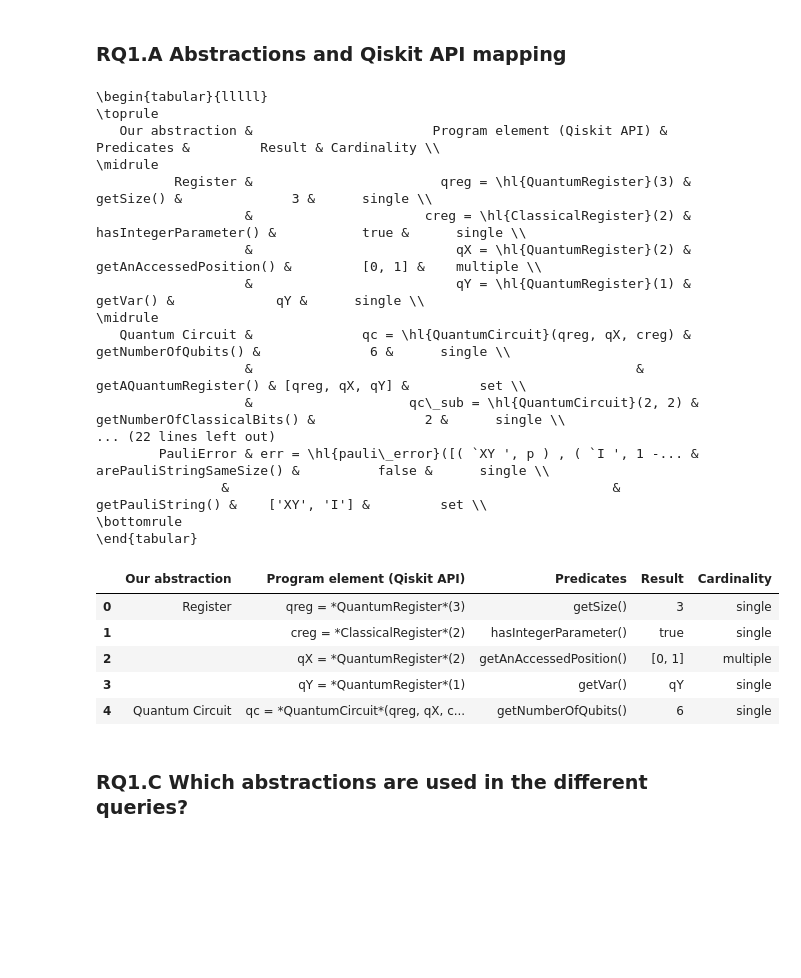
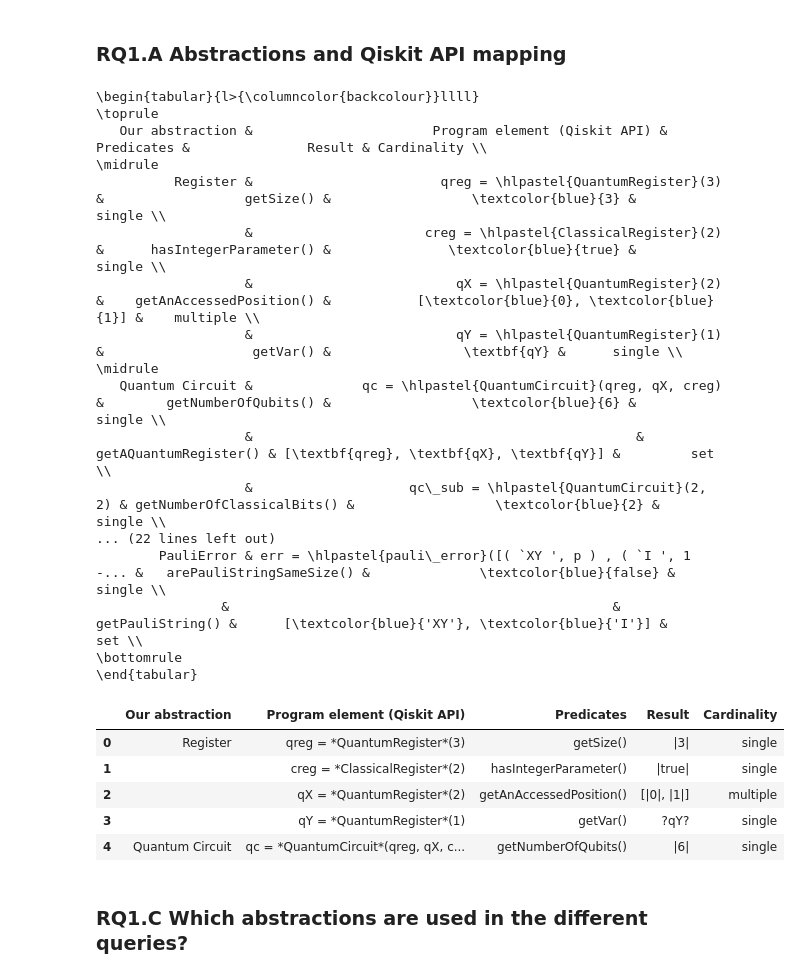
Before and after one commit to sola-st/LintQ, a Jupyter notebook: notebooks/08_Dataset_Stats.ipynb, the cells around one changed output. Drawn from its saved outputs; the diff is of its cells as text; code cells hidden in the pictures; blank space fills up the shorter version.

```diff
--- a/notebooks/08_Dataset_Stats.ipynb
+++ b/notebooks/08_Dataset_Stats.ipynb
@@ -212,53 +212,64 @@ import re
 
 PATH_MAPPING_TABLE_CSV = "mapping_table.csv"
 df = pd.read_csv(PATH_MAPPING_TABLE_CSV)
-latex_table = df.to_latex(index=False)
+latex_table = df.to_latex(
+    index=False,
+    column_format="l>{\columncolor{backcolour}}llll")
 # replace all NaN with empty space
 latex_table = re.sub(r'NaN', '', latex_table)
 # replace anything between two stars with a highlight
 lines = latex_table.splitlines()
 new_lines = []
 for i, line in enumerate(lines):
     # whenever the line starts with a letter, add a midrule
     if re.findall(r'^[a-zA-Z]', line.strip()):
         #print(line.strip())
         new_lines.append('\\midrule')
     new_line = line
-    new_line = new_line.replace('*', '\\hl{', 1)
+    # highlight program elements surrounded by *
+    new_line = new_line.replace('*', '\\hlpastel{', 1)
     new_line = new_line.replace('*', '}', 1)
+    # make bold string surrounded by $
+    while '?' in new_line:
+        new_line = new_line.replace('?', '\\textbf{', 1)
+        new_line = new_line.replace('?', '}', 1)
+    # color in blue string surrounded by ^
+    while '|' in new_line:
+        new_line = new_line.replace('|', '\\textcolor{blue}{', 1)
+        new_line = new_line.replace('|', '}', 1)
     new_lines.append(new_line)
 latex_table = '\n'.join(new_lines)
 # convert \toprule\n\midrule to \toprule
 latex_table = latex_table.replace('\\toprule\n\\midrule', '\\toprule')
 # convert \midrule\n\midrule to \midrule
 latex_table = latex_table.replace('\\midrule\n\\midrule', '\\midrule')
 
 print(latex_table)
 df.head()
 # %% [output]
-\begin{tabular}{lllll}
+\begin{tabular}{l>{\columncolor{backcolour}}llll}
 \toprule
-   Our abstraction &                       Program element (Qiskit API) &                 Predicates &         Result & Cardinality \\
+   Our abstraction &                       Program element (Qiskit API) &                 Predicates &               Result & Cardinality \\
 \midrule
-          Register &                        qreg = \hl{QuantumRegister}(3) &                  getSize() &              3 &      single \\
-                   &                      creg = \hl{ClassicalRegister}(2) &      hasIntegerParameter() &           true &      single \\
-                   &                          qX = \hl{QuantumRegister}(2) &    getAnAccessedPosition() &         [0, 1] &    multiple \\
-                   &                          qY = \hl{QuantumRegister}(1) &                   getVar() &             qY &      single \\
+          Register &                        qreg = \hlpastel{QuantumRegister}(3) &                  getSize() &                  \textcolor{blue}{3} &      single \\
+                   &                      creg = \hlpastel{ClassicalRegister}(2) &      hasIntegerParameter() &               \textcolor{blue}{true} &      single \\
+                   &                          qX = \hlpastel{QuantumRegister}(2) &    getAnAccessedPosition() &           [\textcolor{blue}{0}, \textcolor{blue}{1}] &    multiple \\
+                   &                          qY = \hlpastel{QuantumRegister}(1) &                   getVar() &                 \textbf{qY} &      single \\
 \midrule
-   Quantum Circuit &              qc = \hl{QuantumCircuit}(qreg, qX, creg) &        getNumberOfQubits() &              6 &      single \\
-                   &                                                 &      getAQuantumRegister() & [qreg, qX, qY] &         set \\
-                   &                    qc\_sub = \hl{QuantumCircuit}(2, 2) & getNumberOfClassicalBits() &              2 &      single \\
+   Quantum Circuit &              qc = \hlpastel{QuantumCircuit}(qreg, qX, creg) &        getNumberOfQubits() &                  \textcolor{blue}{6} &      single \\
+                   &                                                 &      getAQuantumRegister() & [\textbf{qreg}, \textbf{qX}, \textbf{qY}] &         set \\
+                   &                    qc\_sub = \hlpastel{QuantumCircuit}(2, 2) & getNumberOfClassicalBits() &                  \textcolor{blue}{2} &      single \\
 ... (22 lines left out)
-        PauliError & err = \hl{pauli\_error}([( `XY ', p ) , ( `I ', 1 -... &   arePauliStringSameSize() &          false &      single \\
-                &                                                 &           getPauliString() &    ['XY', 'I'] &         set \\
+        PauliError & err = \hlpastel{pauli\_error}([( `XY ', p ) , ( `I ', 1 -... &   arePauliStringSameSize() &              \textcolor{blue}{false} &      single \\
+                &                                                 &           getPauliString() &      [\textcolor{blue}{'XY'}, \textcolor{blue}{'I'}] &         set \\
 \bottomrule
 \end{tabular}
 |  | Our abstraction | Program element (Qiskit API) | Predicates | Result | Cardinality |
-| 0 | Register | qreg = *QuantumRegister*(3) | getSize() | 3 | single |
-| 1 |  | creg = *ClassicalRegister*(2) | hasIntegerParameter() | true | single |
-| 2 |  | qX = *QuantumRegister*(2) | getAnAccessedPosition() | [0, 1] | multiple |
-| 3 |  | qY = *QuantumRegister*(1) | getVar() | qY | single |
-| 4 | Quantum Circuit | qc = *QuantumCircuit*(qreg, qX, c... | getNumberOfQubits() | 6 | single |
+| 0 | Register | qreg = *QuantumRegister*(3) | getSize() | |3| | single |
+| 1 |  | creg = *ClassicalRegister*(2) | hasIntegerParameter() | |true| | single |
+| 2 |  | qX = *QuantumRegister*(2) | getAnAccessedPosition() | [|0|, |1|] | multiple |
+| 3 |  | qY = *QuantumRegister*(1) | getVar() | ?qY? | single |
+| 4 | Quantum Circuit | qc = *QuantumCircuit*(qreg, qX, c... | getNumberOfQubits() | |6| | single |
 # %% [markdown]
 ### RQ1.C Which abstractions are used in the different queries?
 # %%
```
Also changed, not shown: parts of 6 cells of this notebook, 5 other files.
